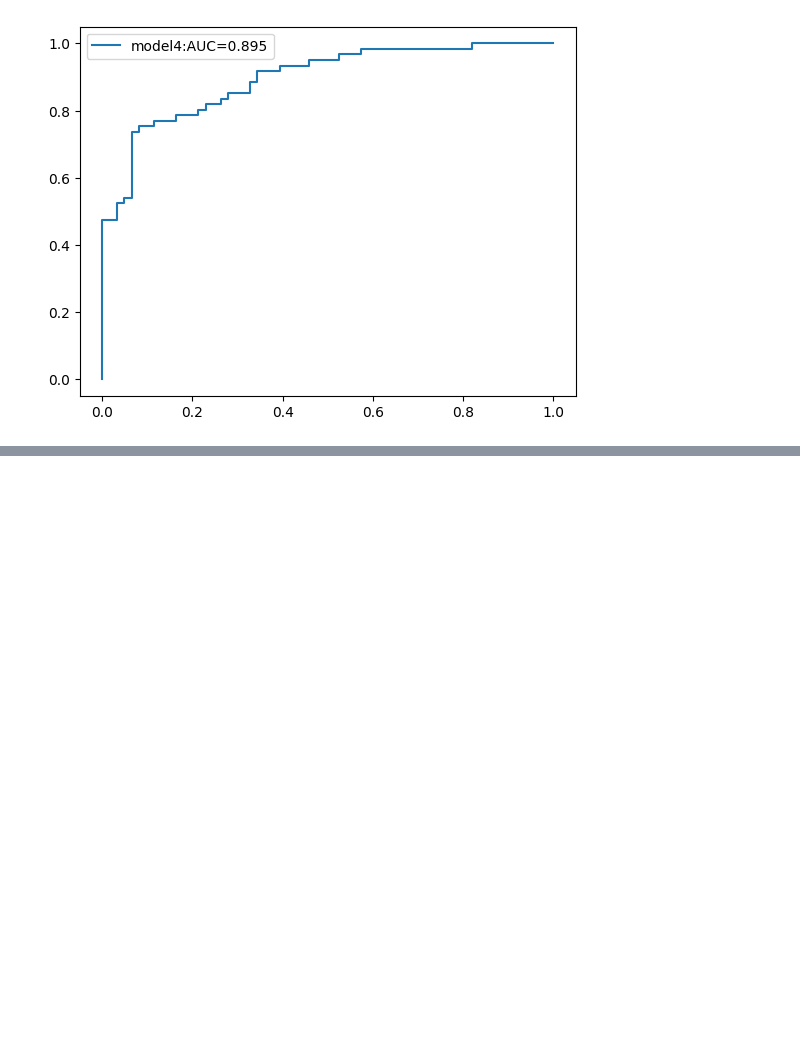
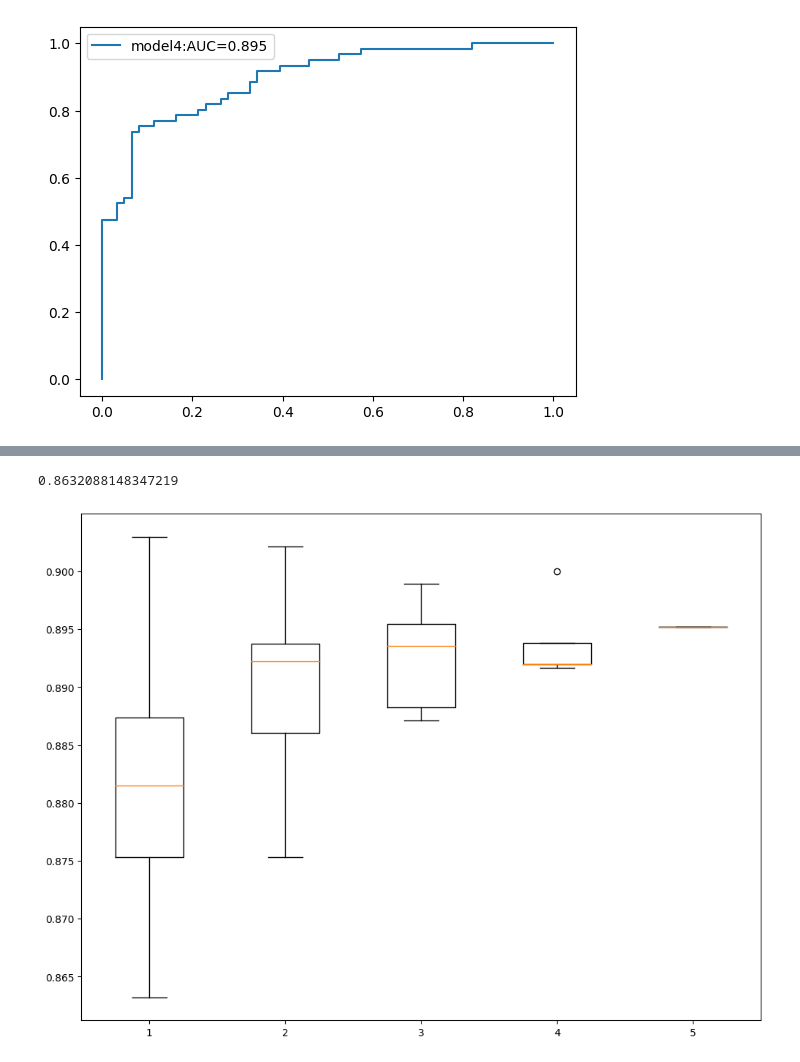
Before and after one commit to waterlooms/DUO-ACP, a Jupyter notebook: notebook/binary.ipynb, the cells around one changed output, grey strips where cells are left out. Cells and saved outputs as stored; diff of their text form; code cells hidden in the pictures; blank space fills up the shorter version.

Commit message:
add show detail

```diff
--- a/notebook/binary.ipynb
+++ b/notebook/binary.ipynb
@@ -45,3 +42,29 @@ Mean
 0.75    0.0     0.8182  -0.1348 0.2727
 <matplotlib.legend.Legend at 0x...>
 [figure]
+# %%
+import pandas as pd
+import pickle
+from metric import compute_metric
+
+runtime = '2023-09-25_23-03-03'
+data_dir = f'../datasets/ACP-Mixed-80/ACP-Mixed-80-test.tsv'
+name = f'model{4}'
+pkl_path = f'../result/binary/{runtime}/{name}'
+results = sorted(os.listdir(pkl_path))
+
+dataset = pd.read_csv(data_dir, sep='\t')
+dataset['seqlen'] = dataset['text'].apply(lambda x: len(x))
+
+for i in range(5):
+    pkl_dir = f'{pkl_path}/{results[i]}'
+    with open(pkl_dir, 'rb') as fr:
+        pkl = pickle.load(fr)
+        outputs, labels = pkl
+        compute_metric(labels[:, 1], outputs[:, 1], thres=0.8)
+    dataset[i] = outputs[:, 1]
+
+column_names = range(5)
+averages = dataset[column_names].mean(axis=1)
+print('Mean')
+auroc_val, fpr, tpr = compute_metric(labels[:, 1], averages, thres=0.8)
@@ -47,0 +79,17 @@ Mean
+# %%
+import numpy as np
+from itertools import combinations
+AUC_list = [[], [], [], [] ,[]]
+for i in range(5):
+    comb = combinations([0, 1, 2, 3, 4], i + 1)
+    for c in comb:
+#        print(c)
+        averages = dataset[list(c)].mean(axis=1)
+        auroc_val, fpr, tpr = compute_metric(labels[:, 1], averages, thres=0.8, show_detail=False)
+        AUC_list[i].append(auroc_val)
+plt.figure(figsize=(12, 9))
+plt.boxplot(AUC_list)
+np.min(AUC_list[0])
+# %% [output]
+0.8632088148347219
+[figure, added]
```
Also changed, not shown: parts of 2 cells of this notebook, 2 other files.
